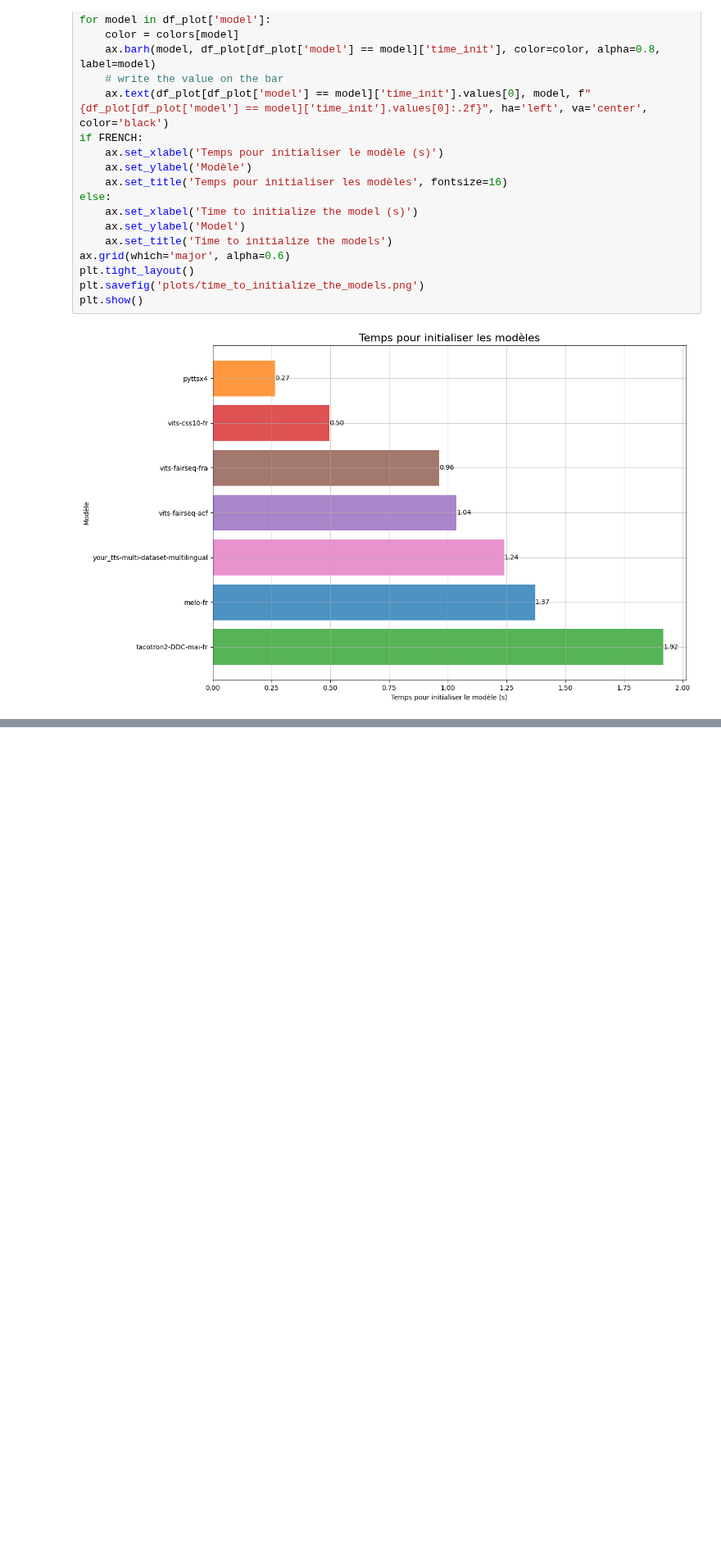
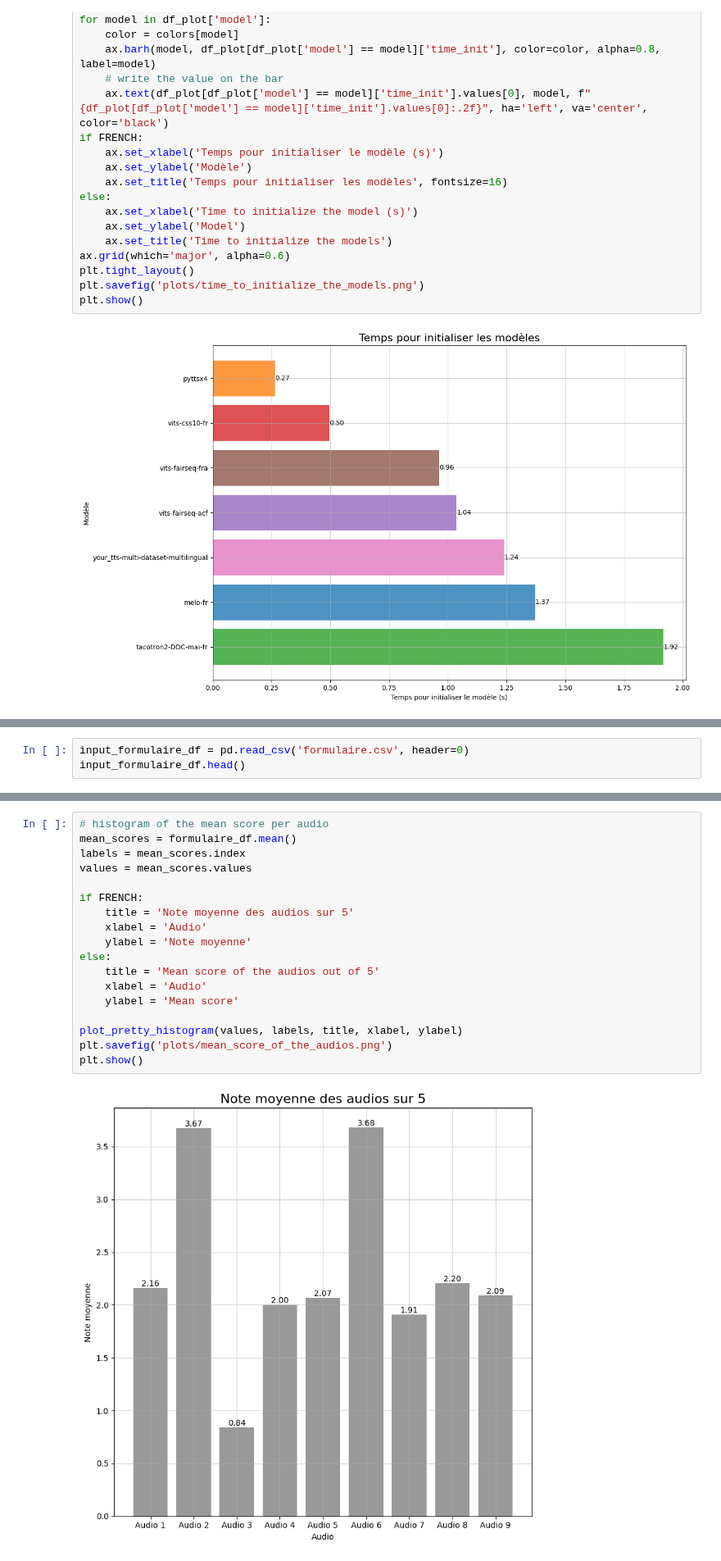
Before and after one commit to eliot-christon/robot-speech-to-speech, a Jupyter notebook: Tools/Evaluation/T3/eval.ipynb, the cells around one changed output, grey strips where cells are left out. Shown at 82% size. Drawn from its saved outputs; the diff is of its cells as text; blank space fills up the shorter version.

Commit message:
T3 eval, prettier plots

```diff
--- a/Tools/Evaluation/T3/eval.ipynb
+++ b/Tools/Evaluation/T3/eval.ipynb
@@ -597,0 +626,3 @@ plt.show()
+# %%
+input_formulaire_df = pd.read_csv('formulaire.csv', header=0)
+input_formulaire_df.head()
@@ -597,0 +682,20 @@ plt.show()
+# %%
+# histogram of the mean score per audio
+mean_scores = formulaire_df.mean()
+labels = mean_scores.index
+values = mean_scores.values
+
+if FRENCH:
+    title = 'Note moyenne des audios sur 5'
+    xlabel = 'Audio'
+    ylabel = 'Note moyenne'
+else:
+    title = 'Mean score of the audios out of 5'
+    xlabel = 'Audio'
+    ylabel = 'Mean score'
+
+plot_pretty_histogram(values, labels, title, xlabel, ylabel)
+plt.savefig('plots/mean_score_of_the_audios.png')
+plt.show()
+# %% [output]
+[figure, added]
```
Also changed, not shown: parts of 6 cells of this notebook, 2 other files.
